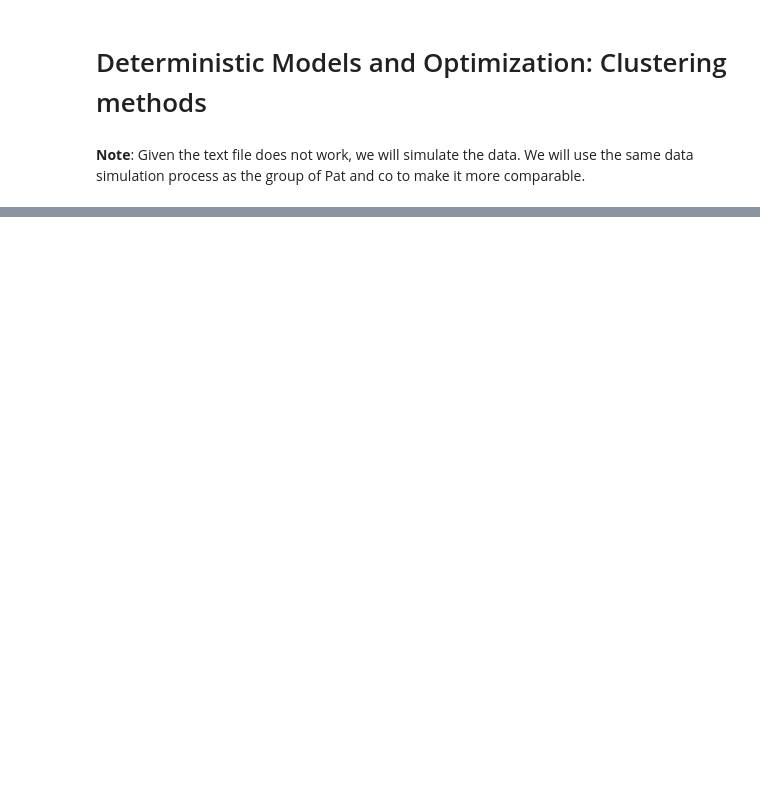
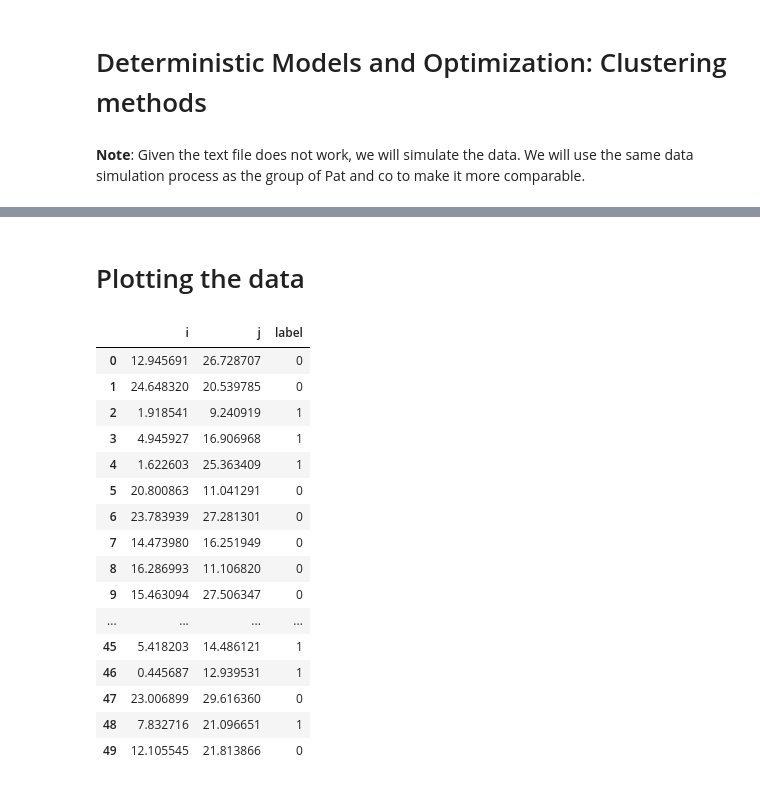
Before and after one commit to LiviReka/Optimization_assignments, a Jupyter notebook: Coding_Assignment_Optimisation.ipynb, the cells around one changed output, grey strips where cells are left out. Saved outputs shown, nothing was run; the diff lists cells and outputs as text; code cells hidden in the pictures; blank space fills up the shorter version.

```diff
--- a/Coding_Assignment_Optimisation.ipynb
+++ b/Coding_Assignment_Optimisation.ipynb
@@ -32,0 +38,27 @@ df
+# %% [markdown]
+# Plotting the data
+# %%
+from sklearn.cluster import KMeans
+
+kmeans = KMeans(n_clusters=2, random_state=0).fit(df)
+test = kmeans.predict(df)
+df['label'] = test
+df
+# %% [output]
+|  | i | j | label |
+| 0 | 12.945691 | 26.728707 | 0 |
+| 1 | 24.648320 | 20.539785 | 0 |
+| 2 | 1.918541 | 9.240919 | 1 |
+| 3 | 4.945927 | 16.906968 | 1 |
+| 4 | 1.622603 | 25.363409 | 1 |
+| 5 | 20.800863 | 11.041291 | 0 |
+| 6 | 23.783939 | 27.281301 | 0 |
+| 7 | 14.473980 | 16.251949 | 0 |
+| 8 | 16.286993 | 11.106820 | 0 |
+| 9 | 15.463094 | 27.506347 | 0 |
+| ... | ... | ... | ... |
+| 45 | 5.418203 | 14.486121 | 1 |
+| 46 | 0.445687 | 12.939531 | 1 |
+| 47 | 23.006899 | 29.616360 | 0 |
+| 48 | 7.832716 | 21.096651 | 1 |
+| 49 | 12.105545 | 21.813866 | 0 |
```
Also changed, not shown: parts of 9 cells of this notebook.
